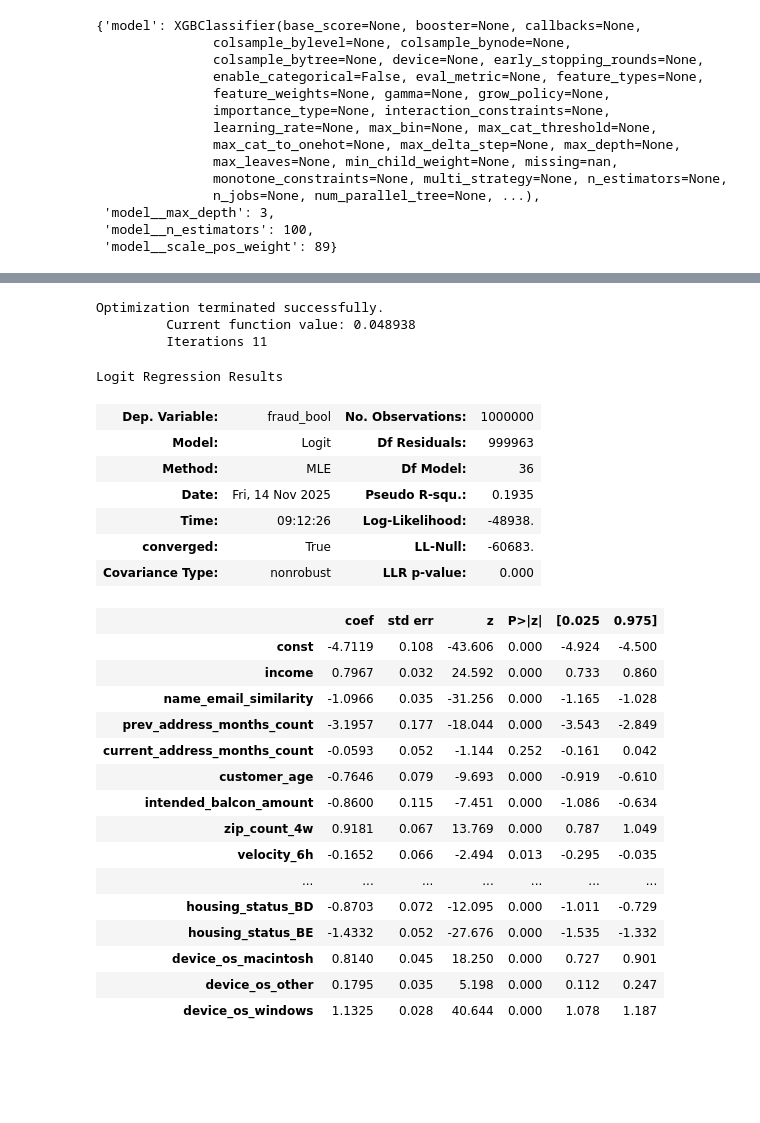
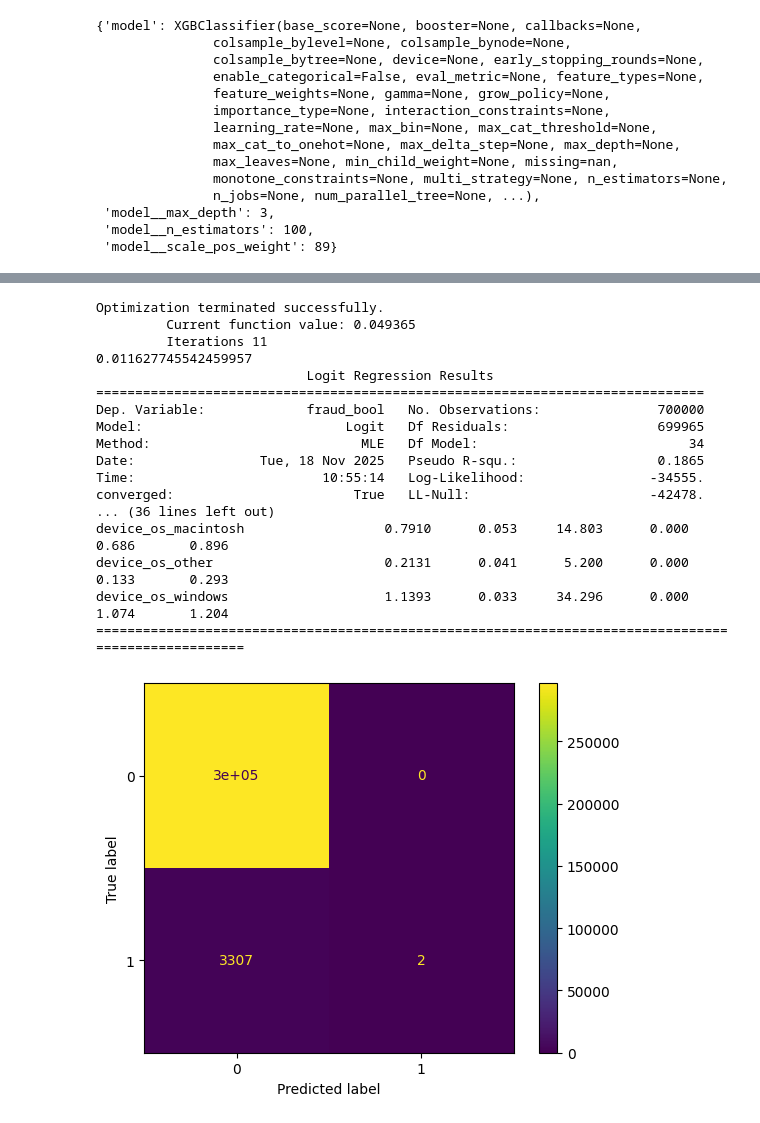
Before and after one commit to analytics-by-marc/Data-Science-Project-Bankaccount-Fraud-Aalen, a Jupyter notebook: notebooks/bankaccount_fraud.ipynb, the cells around one changed output, grey strips where cells are left out. Cells and saved outputs as stored; diff of their text form; code cells hidden in the pictures; blank space fills up the shorter version.

```diff
--- a/notebooks/bankaccount_fraud.ipynb
+++ b/notebooks/bankaccount_fraud.ipynb
@@ -750,44 +831,41 @@ grid_search = [{
 }]
 # %%
 # Modellvalidierung mit statsmodel
-endog = y # Zielvariable (abhängige Variable)
-exog = sm.add_constant(X) # Erklärende Variablen (unabhängige Variable), sm.add_constant fügt Spalte mit nur Einsen hinzu für Intercept (β₀)
+train_endog = y_train # Zielvariable (abhängige Variable)
+train_exog = sm.add_constant(X_train) # Erklärende Variablen (unabhängige Variable), sm.add_constant fügt Spalte mit nur Einsen hinzu für Intercept (β₀)
+
+test_endog = y_test # Zielvariable (abhängige Variable)
+test_exog = sm.add_constant(X_test) # Erklärende Variablen (unabhängige Variable), sm.add_constant fügt Spalte mit nur Einsen hinzu für Intercept (β₀)
 
 # Model Training
-logit_mod = sm.Logit(endog, exog) # Erstellt ein logistisches Regressionsmodell
-logit_res = logit_mod.fit() # fitten (trainieren) des Modells
+logit_mod = sm.Logit(train_endog, train_exog)
+logit_res = logit_mod.fit()
 
 # Calculating probas
-#logit_probabilities = logit_res.predict(exog)
-#logit_predictions = pd.Series(logit_probabilities).apply(lambda x: "Up" if (x > 0.5) else "Down")
+logit_probabilities = logit_res.predict(test_exog)
+logit_predictions = pd.Series(logit_probabilities).apply(lambda x: 1 if (x > 0.5) else 0)
 
-# Results
-logit_res.summary()
+ConfusionMatrixDisplay.from_predictions(test_endog, logit_predictions)
+from sklearn.metrics import accuracy_score
+print(average_precision_score(test_endog, logit_predictions))
+
+print(logit_res.summary())
 # %% [output]
 Optimization terminated successfully.
-         Current function value: 0.048938
+         Current function value: 0.049365
          Iterations 11
+0.011627745542459957
+                           Logit Regression Results
+==============================================================================
+Dep. Variable:             fraud_bool   No. Observations:               700000
+Model:                          Logit   Df Residuals:                   699965
+Method:                           MLE   Df Model:                           34
+Date:                Tue, 18 Nov 2025   Pseudo R-squ.:                  0.1865
+Time:                        10:55:14   Log-Likelihood:                -34555.
+converged:                       True   LL-Null:                       -42478.
+... (36 lines left out)
+device_os_macintosh                  0.7910      0.053     14.803      0.000       0.686       0.896
+device_os_other                      0.2131      0.041      5.200      0.000       0.133       0.293
+device_os_windows                    1.1393      0.033     34.296      0.000       1.074       1.204
+====================================================================================================
-Logit Regression Results
-| Dep. Variable: | fraud_bool | No. Observations: | 1000000 |
-| Model: | Logit | Df Residuals: | 999963 |
-| Method: | MLE | Df Model: | 36 |
-| Date: | Fri, 14 Nov 2025 | Pseudo R-squ.: | 0.1935 |
-| Time: | 09:12:26 | Log-Likelihood: | -48938. |
-| converged: | True | LL-Null: | -60683. |
-| Covariance Type: | nonrobust | LLR p-value: | 0.000 |
-|  | coef | std err | z | P>|z| | [0.025 | 0.975] |
-| const | -4.7119 | 0.108 | -43.606 | 0.000 | -4.924 | -4.500 |
-| income | 0.7967 | 0.032 | 24.592 | 0.000 | 0.733 | 0.860 |
-| name_email_similarity | -1.0966 | 0.035 | -31.256 | 0.000 | -1.165 | -1.028 |
-| prev_address_months_count | -3.1957 | 0.177 | -18.044 | 0.000 | -3.543 | -2.849 |
-| current_address_months_count | -0.0593 | 0.052 | -1.144 | 0.252 | -0.161 | 0.042 |
-| customer_age | -0.7646 | 0.079 | -9.693 | 0.000 | -0.919 | -0.610 |
-| intended_balcon_amount | -0.8600 | 0.115 | -7.451 | 0.000 | -1.086 | -0.634 |
-| zip_count_4w | 0.9181 | 0.067 | 13.769 | 0.000 | 0.787 | 1.049 |
-| velocity_6h | -0.1652 | 0.066 | -2.494 | 0.013 | -0.295 | -0.035 |
-| ... | ... | ... | ... | ... | ... | ... |
-| housing_status_BD | -0.8703 | 0.072 | -12.095 | 0.000 | -1.011 | -0.729 |
-| housing_status_BE | -1.4332 | 0.052 | -27.676 | 0.000 | -1.535 | -1.332 |
-| device_os_macintosh | 0.8140 | 0.045 | 18.250 | 0.000 | 0.727 | 0.901 |
-| device_os_other | 0.1795 | 0.035 | 5.198 | 0.000 | 0.112 | 0.247 |
-| device_os_windows | 1.1325 | 0.028 | 40.644 | 0.000 | 1.078 | 1.187 |
+[figure, added]
```
Also changed, not shown: parts of 20 cells of this notebook.
